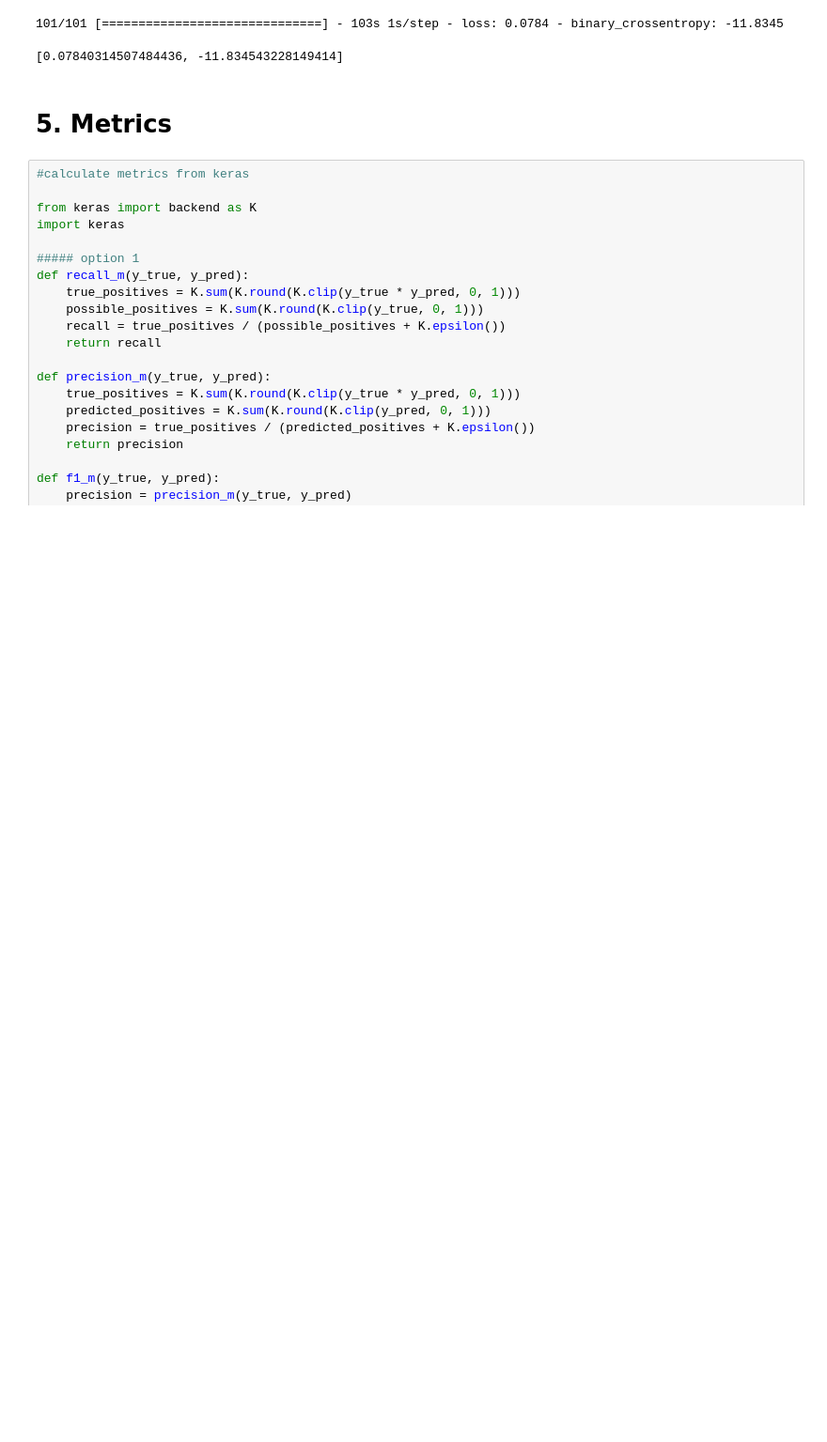
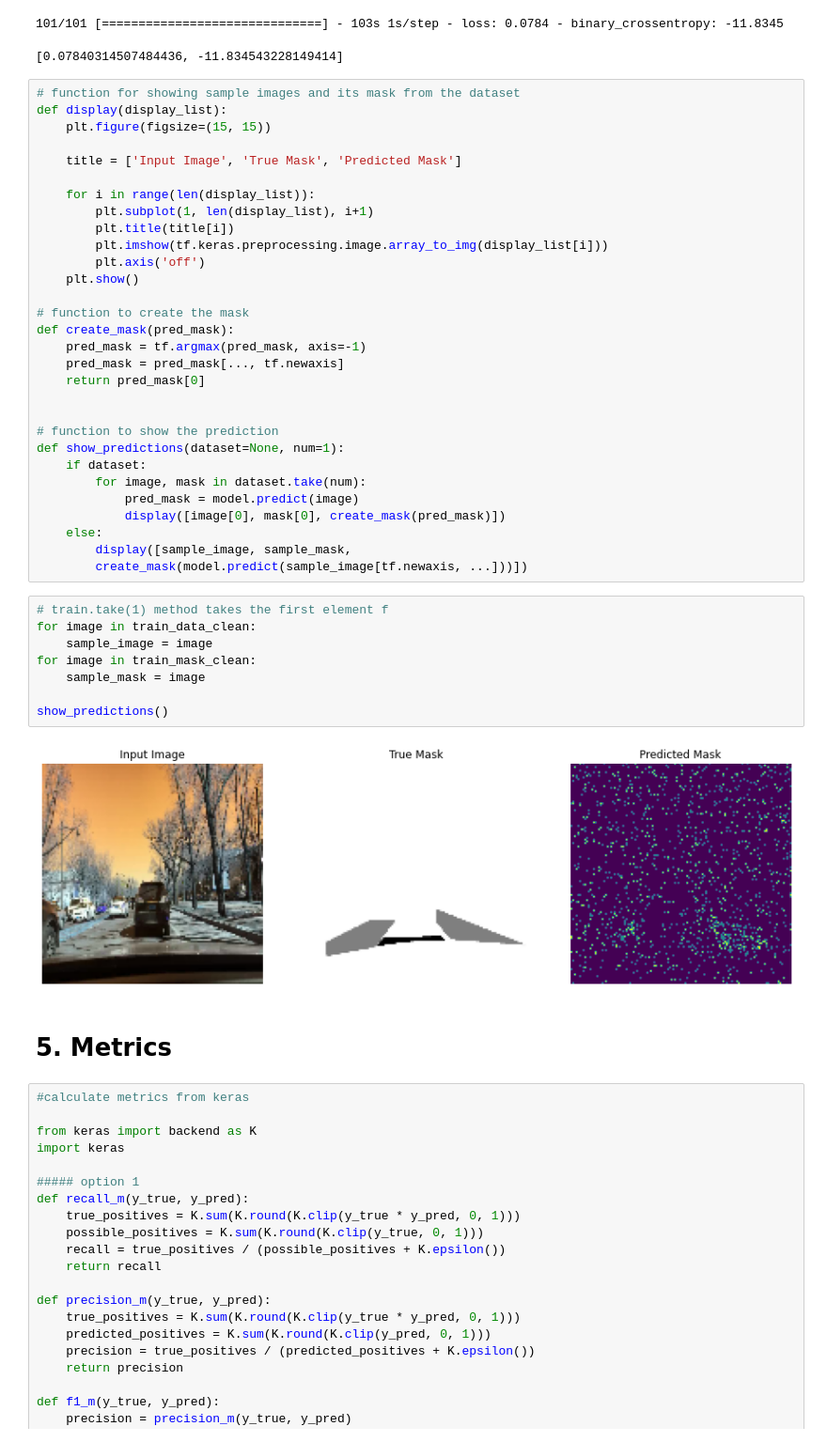
Before and after one commit to fidelianawar/W207-ML-Final, a Jupyter notebook: Fidelia_W207_Final_Project.ipynb, the cells around one changed output. Shown at 94% size. Drawn from its saved outputs; the diff is of its cells as text; blank space fills up the shorter version.

Commit message:
adding prediction output visualization

```diff
--- a/Fidelia_W207_Final_Project.ipynb
+++ b/Fidelia_W207_Final_Project.ipynb
@@ -613,6 +613,46 @@ model.evaluate(
 # %% [output]
 101/101 [==============================] - 103s 1s/step - loss: 0.0784 - binary_crossentropy: -11.8345
 [0.07840314507484436, -11.834543228149414]
+# %%
+# function for showing sample images and its mask from the dataset
+def display(display_list):
+    plt.figure(figsize=(15, 15))
+
+    title = ['Input Image', 'True Mask', 'Predicted Mask']
+
+    for i in range(len(display_list)):
+        plt.subplot(1, len(display_list), i+1)
+        plt.title(title[i])
+        plt.imshow(tf.keras.preprocessing.image.array_to_img(display_list[i]))
+        plt.axis('off')
+    plt.show()
+
+# function to create the mask
+def create_mask(pred_mask):
+    pred_mask = tf.argmax(pred_mask, axis=-1)
+    pred_mask = pred_mask[..., tf.newaxis]
+    return pred_mask[0]
+
+
+# function to show the prediction
+def show_predictions(dataset=None, num=1):
+    if dataset:
+        for image, mask in dataset.take(num):
+            pred_mask = model.predict(image)
+            display([image[0], mask[0], create_mask(pred_mask)])
+    else:
+        display([sample_image, sample_mask,
+        create_mask(model.predict(sample_image[tf.newaxis, ...]))])
+# %%
+# train.take(1) method takes the first element f
+for image in train_data_clean:
+    sample_image = image
+for image in train_mask_clean:
+    sample_mask = image
+
+show_predictions()
+# %% [output]
+[figure, added]
 # %% [markdown]
 # 5. Metrics
 # %%
```
